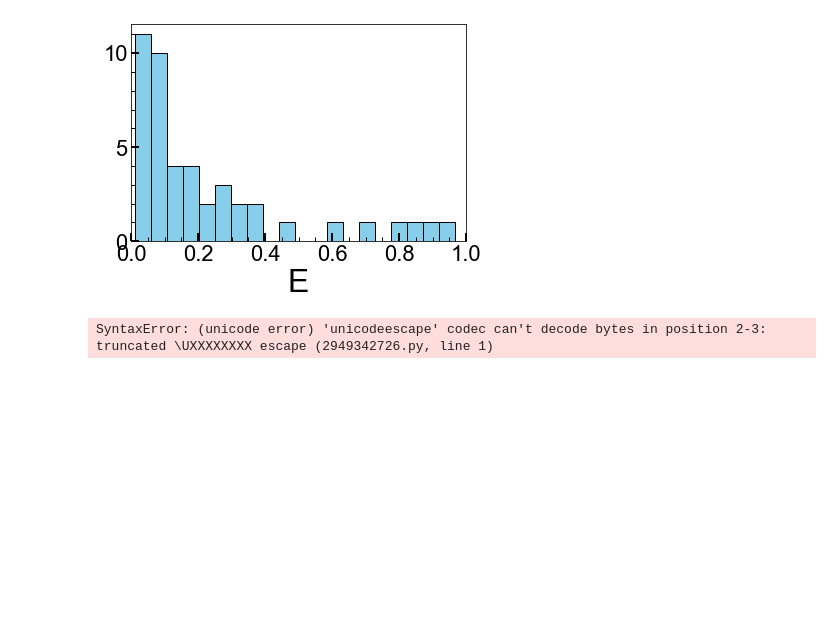
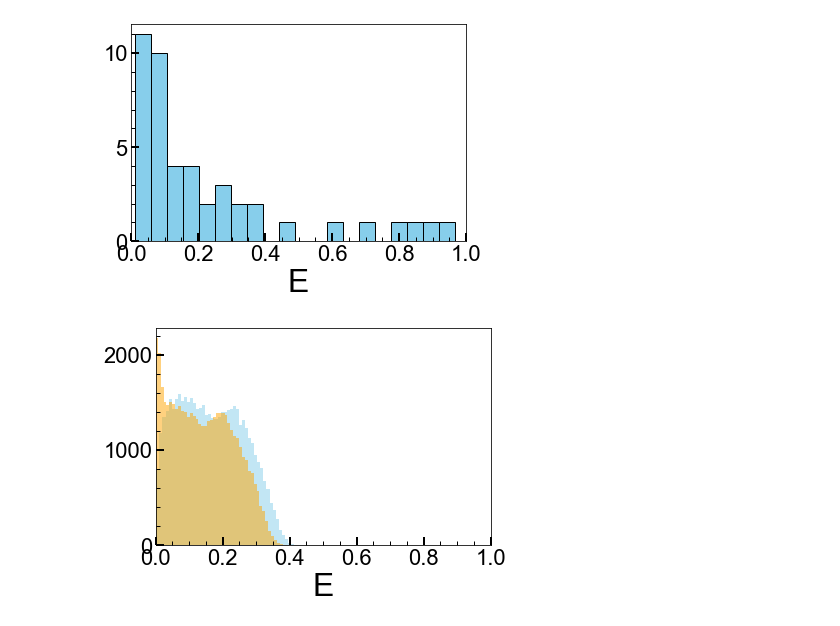
Before and after one commit to villano-lab/thermal-flux_paper2023, a Jupyter notebook: DAMIC/preliminary_plots.ipynb, the cells around one changed output. Saved outputs shown, nothing was run; the diff lists cells and outputs as text; code cells hidden in the pictures; blank space fills up the shorter version.

```diff
--- a/DAMIC/preliminary_plots.ipynb
+++ b/DAMIC/preliminary_plots.ipynb
@@ -793,20 +793,19 @@ plt.show()
  0.70226968 0.83845124 0.96662212]
 [figure]
 # %%
-with open('C:\Users\cecih\GitHub\thermal-flux_paper2023\DAMIC\data\Si_real_Lindhard_s0.txt', 'r') as file:
-        lines = file.readlines()
-data = []
-for i in lines:
-    value = float(line.strip())
-    data.append(value)
-lind = np.array(data)
+df1=pd.read_csv(r'data\Si_real_Lind_s0.txt', delimiter='\s+')
+df2=pd.read_csv(r'data\Si_real_Sor_s0.txt', delimiter='\s+')
 
+lind=df1.values
+lindkev=lind/1000
+sor=df2.values
+sorkev=sor/1000
 
-plt.hist(lind, bins=20, color='skyblue', edgecolor='black')
+plt.hist(lindkev, bins=50, color='skyblue', alpha=0.5, label='lind')
+plt.hist(sorkev, bins=50, color='orange', alpha=0.5, label='sor')
 plt.xlabel('E')
-plt.xlim(0, np.max(lind))
+plt.xlim(0, 1)
 
-# Show plot
 plt.show()
 # %% [output]
-SyntaxError: (unicode error) 'unicodeescape' codec can't decode bytes in position 2-3: truncated \UXXXXXXXX escape (2949342726.py, line 1)
+[figure, added]
```
Also changed, not shown: parts of 3 cells of this notebook, 1 other file.
